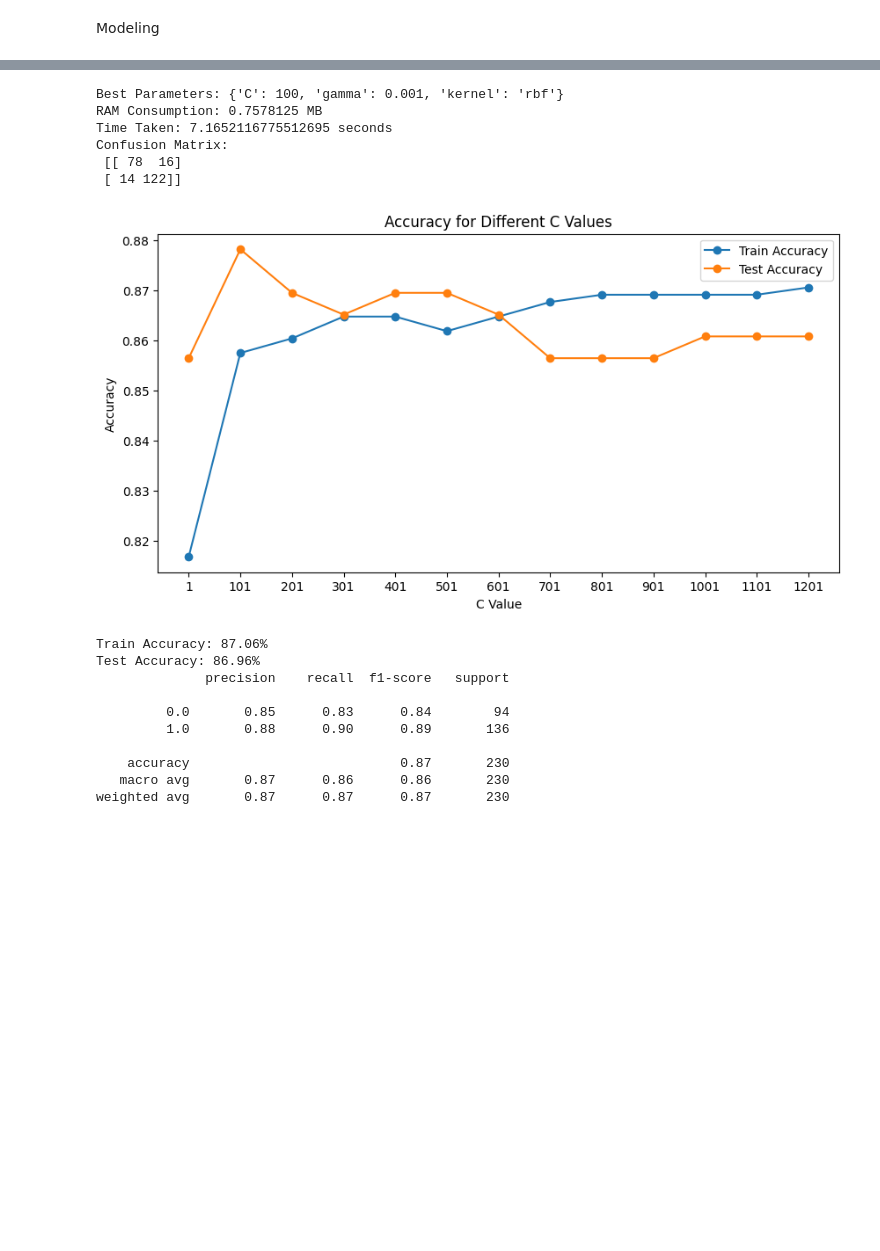
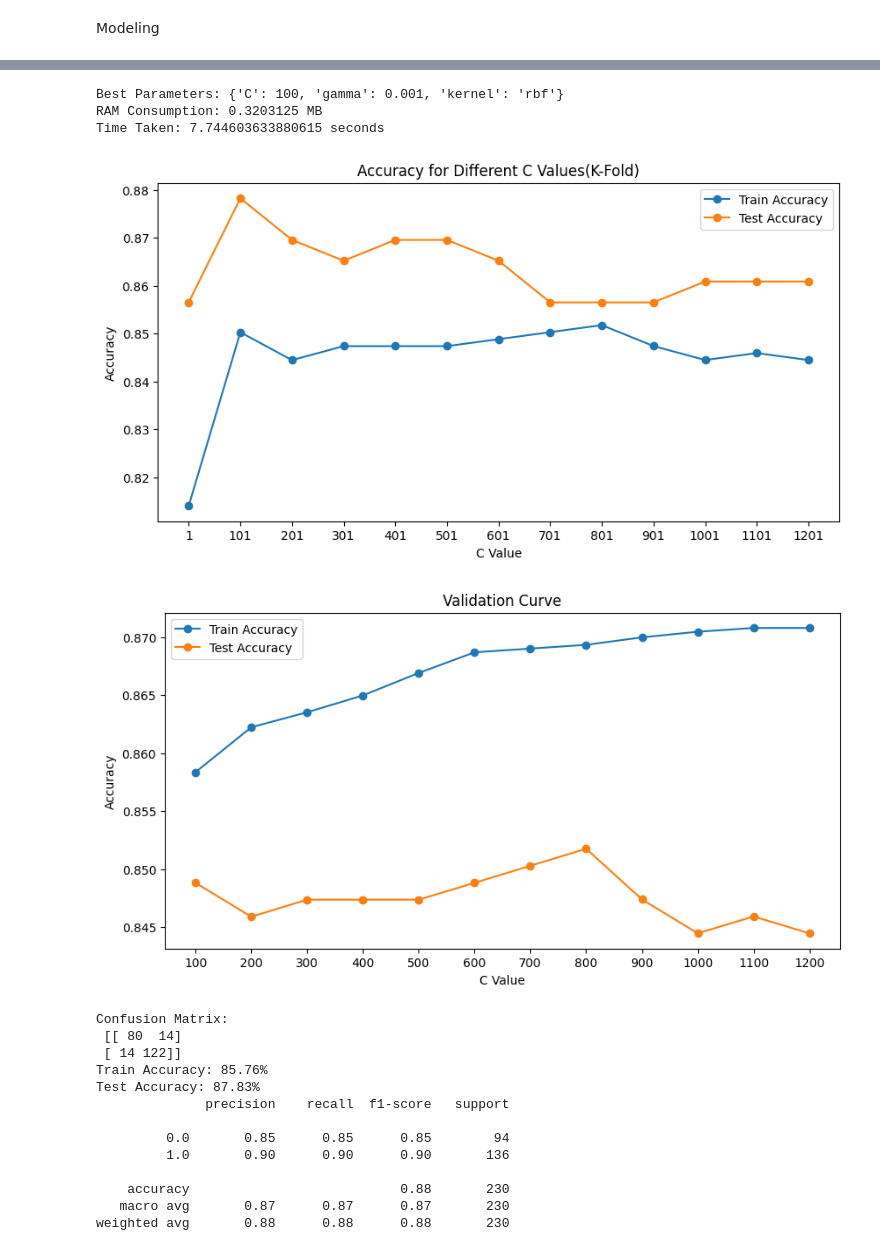
Before and after one commit to nbzuong/ML_Project, a Jupyter notebook: heart_predict.ipynb, the cells around one changed output, grey strips where cells are left out. Saved outputs shown, nothing was run; the diff lists cells and outputs as text; code cells hidden in the pictures; blank space fills up the shorter version.

```diff
--- a/heart_predict.ipynb
+++ b/heart_predict.ipynb
@@ -362,11 +362,6 @@ best_accuracy = grid_search.best_score_
 best_parameters = grid_search.best_params_
 print('Best Parameters:', best_parameters)
 
-#svm with best parameters
-svm = SVC(C=500,kernel='rbf',gamma=0.001)
-svm.fit(feature_train, target_train)
-target_pred = svm.predict(feature_test)
-
 end = time.time()
 
 # Get the updated memory usage
@@ -377,62 +372,83 @@ ram_consumption = updated_memory - initial_memory
 
 # Convert RAM consumption to a more readable format
 ram_consumption_mb = ram_consumption / 1024 / 1024
 
 print(f"RAM Consumption: {ram_consumption_mb} MB")
 print(f"Time Taken: {end - start} seconds")
 
-cm = confusion_matrix(target_test, target_pred)
-print('Confusion Matrix:\n', cm)
-
-#using SVM model with accuracy score for different C values for both train and test set and plotting the graph
-from sklearn.metrics import accuracy_score
-from sklearn.svm import SVC
+#k-fold for different C values
 c_range = range(1, 1300, 100)
 train_accuracy = []
 test_accuracy = []
 for c in c_range:
     svm = SVC(C=c,kernel='rbf',gamma=0.001)
+    kfold = KFold(n_splits=10, random_state=918*12, shuffle=True)
+    cv_results = cross_val_score(svm, feature_train, target_train, cv=kfold, scoring='accuracy')
+    train_accuracy.append(cv_results.mean())
     svm.fit(feature_train, target_train)
-    train_pred = svm.predict(feature_train)
-    train_accuracy.append(accuracy_score(target_train, train_pred))
-    test_pred = svm.predict(feature_test)
-    test_accuracy.append(accuracy_score(target_test, test_pred))
-
+    test_accuracy.append(accuracy_score(target_test, svm.predict(feature_test)))
 plt.figure(figsize=(10, 5))
-plt.plot(c_range, train_accuracy,marker='o', label='Train Accuracy')
+plt.plot(c_range, train_accuracy, marker='o', label='Train Accuracy')
 plt.plot(c_range, test_accuracy, marker='o', label='Test Accuracy')
 plt.xticks(c_range)
 plt.xlabel('C Value')
 plt.ylabel('Accuracy')
-plt.title('Accuracy for Different C Values')
+plt.title('Accuracy for Different C Values(K-Fold)')
 plt.legend()
 plt.show()
+
+#plotting the validation curve
+from sklearn.model_selection import validation_curve
+c_range = range(100, 1300, 100)
+train_scores, test_scores = validation_curve(svm, feature_train, target_train, param_name='C', param_range=c_range, cv=kfold, scoring='accuracy', n_jobs=-1)
+plt.figure(figsize=(10, 5))
+plt.plot(c_range, train_scores.mean(axis=1), marker='o', label='Train Accuracy')
+plt.plot(c_range, test_scores.mean(axis=1), marker='o', label='Test Accuracy')
+plt.xticks(c_range)
+plt.xlabel('C Value')
+plt.ylabel('Accuracy')
+plt.title('Validation Curve')
+plt.legend()
+plt.show()
+
+#svm with best parameters
+svm = SVC(C=100,kernel='rbf',gamma=0.001)
+svm.fit(feature_train, target_train)
+target_pred = svm.predict(feature_test)
+
+cm = confusion_matrix(target_test, target_pred)
+print('Confusion Matrix:\n', cm)
 
 #print the accuracy score of train and test data
 print('Train Accuracy: {:.2f}%'.format(accuracy_score(target_train, svm.predict(feature_train))*100))
 print('Test Accuracy: {:.2f}%'.format(accuracy_score(target_test, target_pred)*100))
 
 #precision, recall, f1-score
 from sklearn.metrics import classification_report
 print(classification_report(target_test, target_pred))
+
+#roc curve
+fpr_svm, tpr_svm, _ = roc_curve(target_test, target_pred)
+auc_svm = round(roc_auc_score(target_test, target_pred), 3)
 # %% [output]
 Best Parameters: {'C': 100, 'gamma': 0.001, 'kernel': 'rbf'}
-RAM Consumption: 0.7578125 MB
-Time Taken: 7.1652116775512695 seconds
-Confusion Matrix:
- [[ 78  16]
- [ 14 122]]
+RAM Consumption: 0.3203125 MB
+Time Taken: 7.744603633880615 seconds
-[figure, old version]
+[figure, new version]
+[figure, added]
-Train Accuracy: 87.06%
-Test Accuracy: 86.96%
+Confusion Matrix:
+ [[ 80  14]
+ [ 14 122]]
+Train Accuracy: 85.76%
+Test Accuracy: 87.83%
               precision    recall  f1-score   support
 
-         0.0       0.85      0.83      0.84        94
-         1.0       0.88      0.90      0.89       136
+         0.0       0.85      0.85      0.85        94
+         1.0       0.90      0.90      0.90       136
 
-    accuracy                           0.87       230
-   macro avg       0.87      0.86      0.86       230
-weighted avg       0.87      0.87      0.87       230
+    accuracy                           0.88       230
+   macro avg       0.87      0.87      0.87       230
+weighted avg       0.88      0.88      0.88       230
 # %%
 start = time.time()
 # Get the initial memory usage
```
Also changed, not shown: parts of 4 cells of this notebook.
